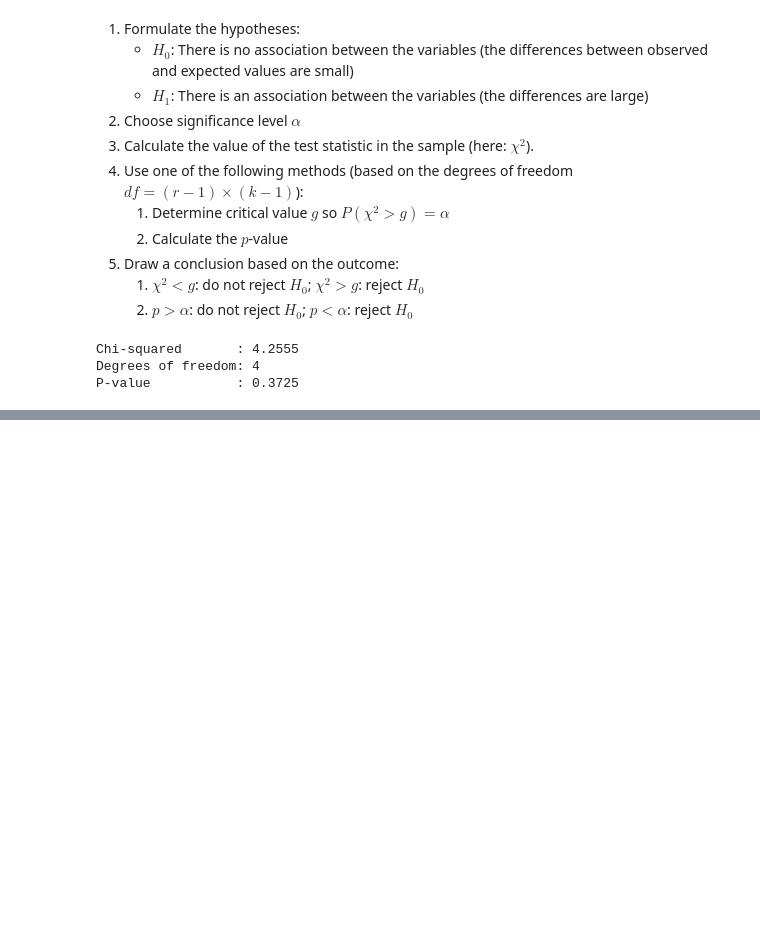
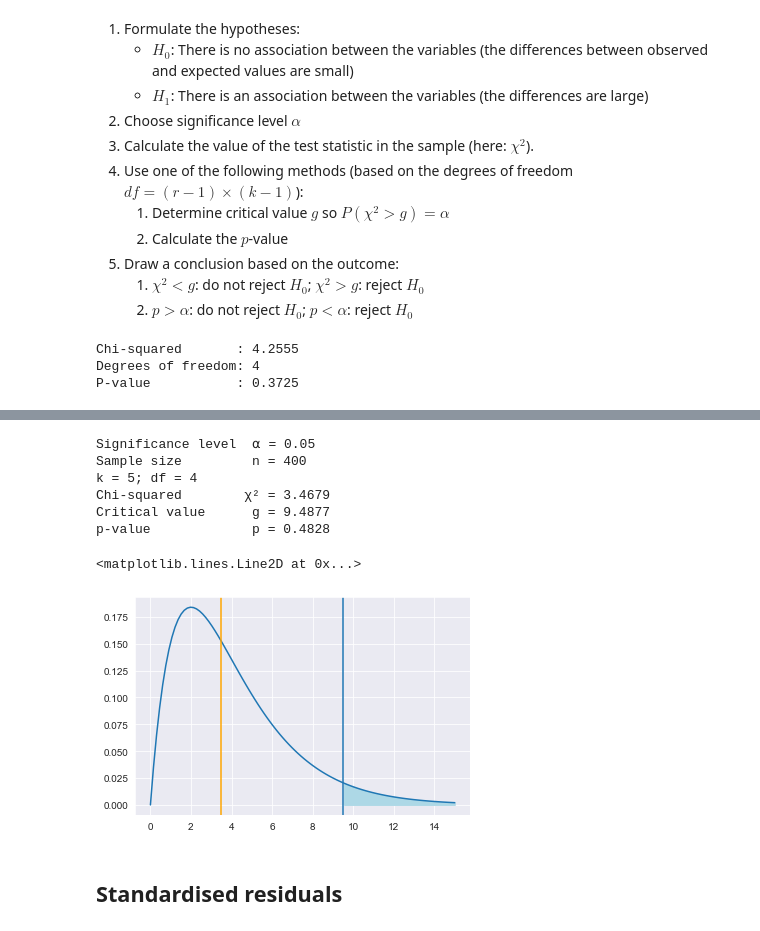
Before and after one commit to BartDePaepeHogent/dsai_voorbereiding, a Jupyter notebook: 4_bivariate_qual.ipynb, the cells around one changed output, grey strips where cells are left out. Cells and saved outputs as stored; diff of their text form; code cells hidden in the pictures; blank space fills up the shorter version.

```diff
--- a/4_bivariate_qual.ipynb
+++ b/4_bivariate_qual.ipynb
@@ -72,0 +96,4 @@ tplot.axvline(chi2, color='orange')  # chi-squared
+# %%
+types =               ['mutant', 'human', 'alien', 'god', 'demon']
+observed =   np.array([   127,      75,      98,     27,     73])
+expected_p = np.array([   .35,     .17,     .23,    .08,    .17])
@@ -72,0 +112,41 @@ tplot.axvline(chi2, color='orange')  # chi-squared
+# %%
+alpha = 0.05               # Significance level
+n = sum(observed)          # Sample size
+k = len(observed)          # Number of categories
+dof = k - 1                # Degrees of freedom
+expected = expected_p * n  # Expected absolute frequencies in the sample
+g = stats.chi2.isf(alpha, df=dof)  # Critical value
+chi2, p = stats.chisquare(f_obs=observed, f_exp=expected)
+print("Significance level  ⍺ = %.2f" % alpha)
+print("Sample size         n = %d" % n)
+print("k = %d; df = %d" % (k, dof))
+print("Chi-squared        χ² = %.4f" % chi2)
+print("Critical value      g = %.4f" % g)
+print("p-value             p = %.4f" % p)
+# %% [output]
+Significance level  ⍺ = 0.05
+Sample size         n = 400
+k = 5; df = 4
+Chi-squared        χ² = 3.4679
+Critical value      g = 9.4877
+p-value             p = 0.4828
+# %%
+# Plot of the case:
+# x-values:
+x = np.linspace(0, 15, num=100)
+# probability density of the chi-squared distribution with 4 degrees of freedom
+y = stats.chi2.pdf(x, df=dof)
+# the number q for which the right tail probability is exactly 5%:
+q = stats.chi2.isf(alpha, df=dof)
+
+fig, tplot = plt.subplots(1, 1)
+tplot.plot(x, y)                     # probability density
+tplot.fill_between(x, y, where=x>=q, # critical area
+    color='lightblue')
+tplot.axvline(q)                     # critical value
+tplot.axvline(chi2, color='orange')  # chi-squared
+# %% [output]
+<matplotlib.lines.Line2D at 0x...>
+[figure, added]
+# %% [markdown]
+## Standardised residuals
```
Also changed, not shown: parts of 15 cells of this notebook, 5 other files.
